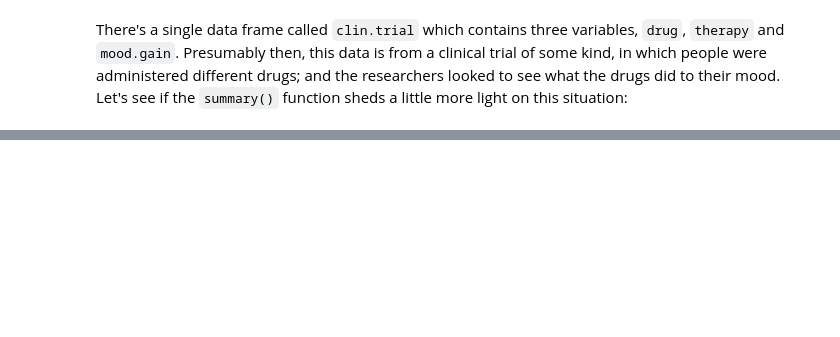
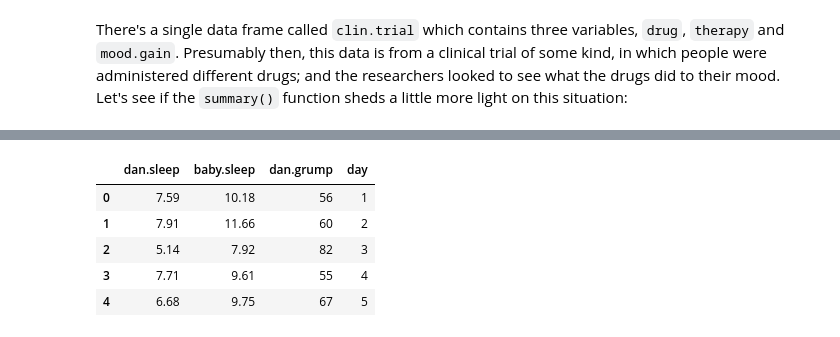
Before and after one commit to ethanweed/pythonbook, a Jupyter notebook: Chapters/03.05-descriptives.ipynb, the cells around one changed output, grey strips where cells are left out. Cells and saved outputs as stored; diff of their text form; code cells hidden in the pictures; blank space fills up the shorter version.

```diff
--- a/Chapters/03.05-descriptives.ipynb
+++ b/Chapters/03.05-descriptives.ipynb
@@ -1382,0 +748,18 @@ Thus it is no small thing to say that the first task of the statistician and the
+# %%
+from os import chdir as cd
+import pandas as pd
+
+pathin = '/Users/ethan/Documents/GitHub/pythonbook/Data/'
+file = 'parenthood.csv'
+
+cd(pathin)
+
+parenthood = pd.read_csv(file)
+parenthood.head()
+# %% [output]
+|  | dan.sleep | baby.sleep | dan.grump | day |
+| 0 | 7.59 | 10.18 | 56 | 1 |
+| 1 | 7.91 | 11.66 | 60 | 2 |
+| 2 | 5.14 | 7.92 | 82 | 3 |
+| 3 | 7.71 | 9.61 | 55 | 4 |
+| 4 | 6.68 | 9.75 | 67 | 5 |
```
Also changed, not shown: parts of 12 cells of this notebook, 2 other files.
